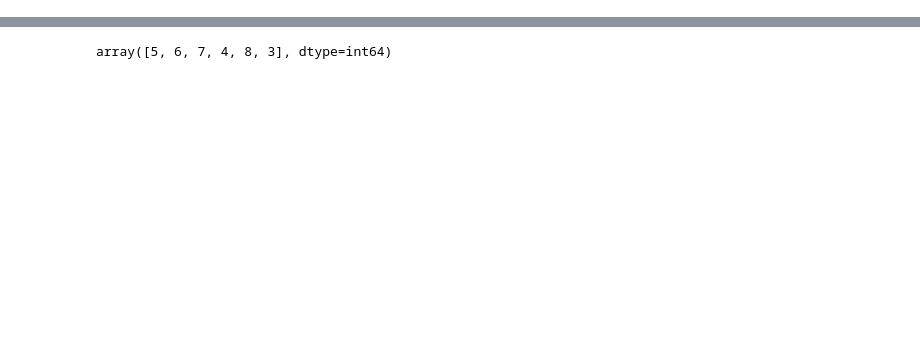
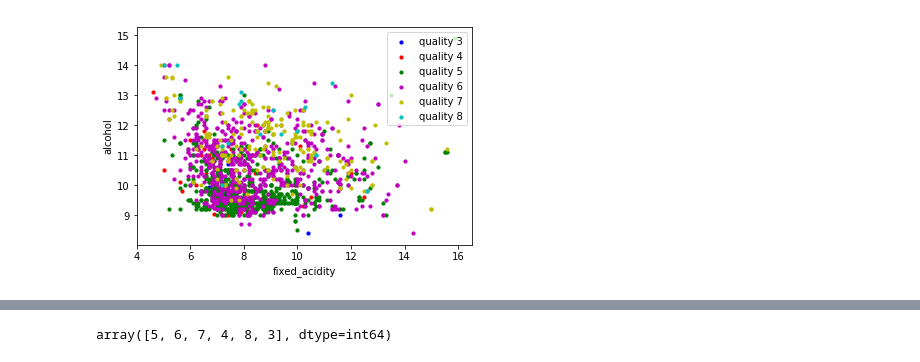
Before and after one commit to preranadeshpande/Red-Wine-Quality-Prediction-, a Jupyter notebook: DecisionTreeClassifier/NoteBook.ipynb, the cells around one changed output, grey strips where cells are left out. Saved outputs shown, nothing was run; the diff lists cells and outputs as text; code cells hidden in the pictures; blank space fills up the shorter version.

```diff
--- a/DecisionTreeClassifier/NoteBook.ipynb
+++ b/DecisionTreeClassifier/NoteBook.ipynb
@@ -15,0 +35,21 @@ df.head()
+# %%
+import numpy as np
+idx_3 = np.where(df.quality == 3)
+idx_4 = np.where(df.quality == 4)
+idx_5 = np.where(df.quality == 5)
+idx_6 = np.where(df.quality == 6)
+idx_7 = np.where(df.quality == 7)
+idx_8 = np.where(df.quality == 8)
+# %%
+plt.scatter(df.iloc[idx_3].fixed_acidity, df.iloc[idx_3].alcohol, s=10, c='b', marker="o", label='quality 3')
+plt.scatter(df.iloc[idx_4].fixed_acidity, df.iloc[idx_4].alcohol, s=10, c='r', marker="o", label='quality 4')
+plt.scatter(df.iloc[idx_5].fixed_acidity, df.iloc[idx_5].alcohol, s=10, c='g', marker="o", label='quality 5')
+plt.scatter(df.iloc[idx_6].fixed_acidity, df.iloc[idx_6].alcohol, s=10, c='m', marker="o", label='quality 6')
+plt.scatter(df.iloc[idx_7].fixed_acidity, df.iloc[idx_7].alcohol, s=10, c='y', marker="o", label='quality 7')
+plt.scatter(df.iloc[idx_8].fixed_acidity, df.iloc[idx_8].alcohol, s=10, c='c', marker="o", label='quality 8')
+plt.ylabel('alcohol')
+plt.xlabel('fixed_acidity')
+plt.legend()
+plt.show()
+# %% [output]
+[figure, added]
```
Also changed, not shown: parts of 10 cells of this notebook, 2 other files.
